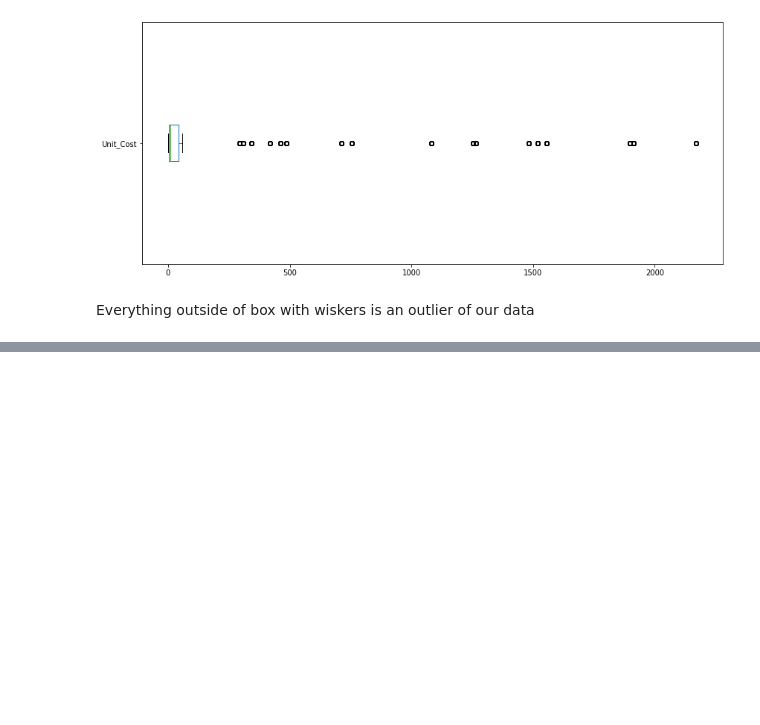
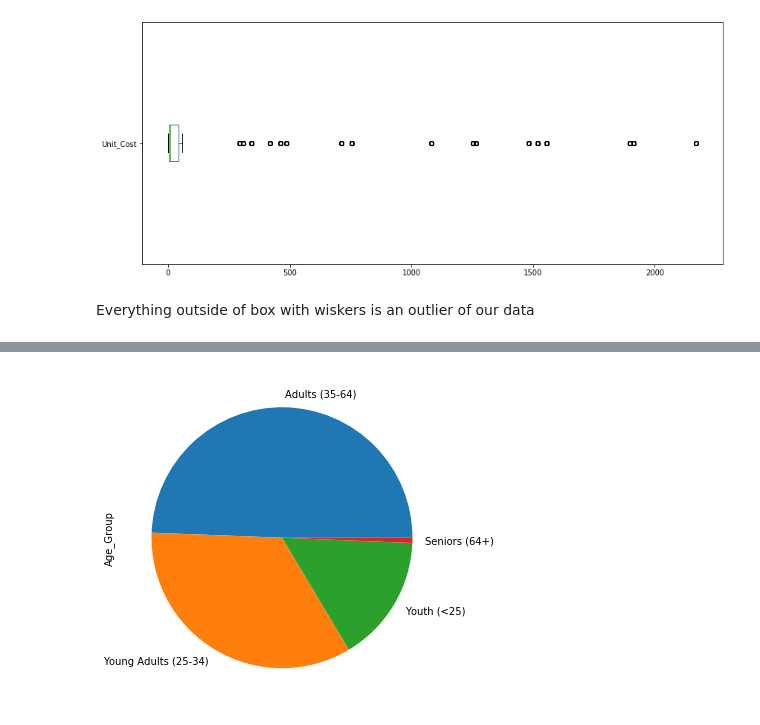
Before and after one commit to rebeccaceppas/data-analysis-course, a Jupyter notebook: Untitled.ipynb, the cells around one changed output, grey strips where cells are left out. Cells and saved outputs as stored; diff of their text form; code cells hidden in the pictures; blank space fills up the shorter version.

```diff
--- a/Untitled.ipynb
+++ b/Untitled.ipynb
@@ -159,0 +179,4 @@ Everything outside of box with wiskers is an outlier of our data
+# %%
+ax = sales['Age_Group'].value_counts().plot(kind='pie', figsize=(6,6))
+# %% [output]
+[figure, added]
```
Also changed, not shown: parts of 9 cells of this notebook.
